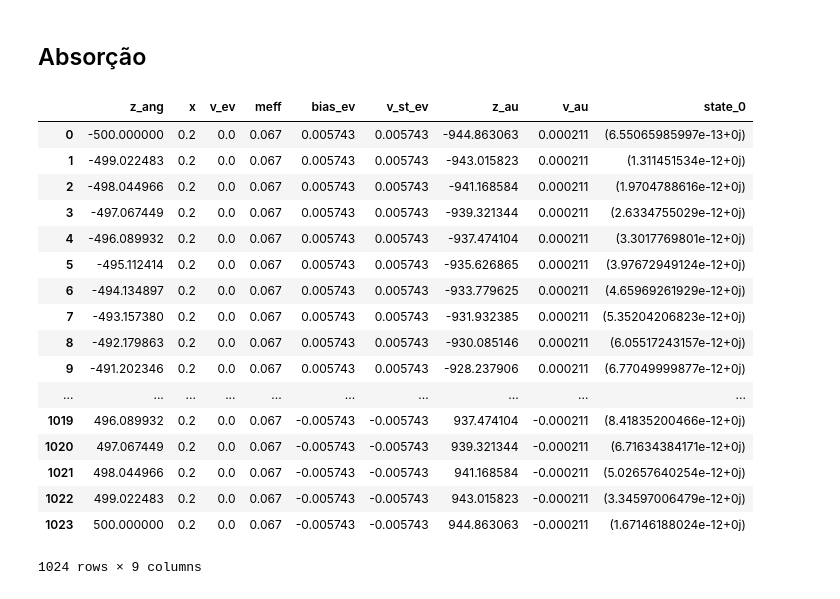
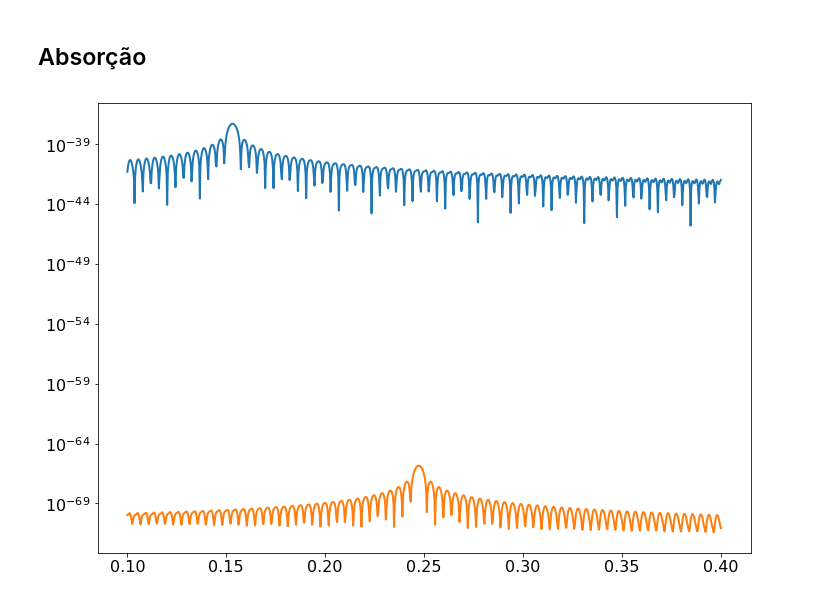
Before and after one commit to thiagolcmelo/msc, a Jupyter notebook: poco-quantico-com-barreiras.ipynb, the cells around one changed output. Saved outputs shown, nothing was run; the diff lists cells and outputs as text; code cells hidden in the pictures.

Commit message:
absorption

```diff
--- a/poco-quantico-com-barreiras.ipynb
+++ b/poco-quantico-com-barreiras.ipynb
@@ -585,3 +610,9 @@ plt.show()
 [figure]
 # %% [markdown]
 ## Absorção
+# %%
+fosc = 5.0 # KV/cm
+fosc_j_m = fosc * 1e2 * 1e3 * q  # KV/cm -> J/m
+fosc_au = fosc_j_m / au_ef
+z_au = device.z_au
+Hpo = z_au * fosc_au
@@ -588 +640,29 @@ plt.show()
+# %%
+energies = np.linspace(0.1, 0.4, 1000) # ev
+energies_au = energies / au2ev
+omegas_au = energies_au / hbar_au
+
+t0 = 1e-12
+t0_au = t0 / au_t
+pcte10 = t0_au**2 * p1_Hpo_p0_au_2
+pcte20 = t0_au**2 * p2_Hpo_p0_au_2
+
+def absorption10(w_au):
+    a1 = (np.sin((w10_au-w_au)*t0_au/2))/((w10_au-w_au)*t0_au/2)
+    a2 = (np.sin((w10_au+w_au)*t0_au/2))/((w10_au+w_au)*t0_au/2)
+    a3 = 2.0*np.cos(w_au*t0_au) * a1 * a2
+    return (pcte10 * (a1**2+a2**2+a3)).real
+
+def absorption20(w_au):
+    a1 = (np.sin((w20_au-w_au)*t0_au/2))/((w20_au-w_au)*t0_au/2)
+    a2 = (np.sin((w20_au+w_au)*t0_au/2))/((w20_au+w_au)*t0_au/2)
+    a3 = 2.0*np.cos(w_au*t0_au) * a1 * a2
+    return (pcte20 * (a1**2+a2**2+a3)).real
+
+
+plt.semilogy(omegas_au*au2ev, np.vectorize(absorption10)(omegas_au).real)
+plt.semilogy(omegas_au*au2ev, np.vectorize(absorption20)(omegas_au).real)
+plt.show()
+# %% [output]
+[figure, added]
 # %%
@@ -654,21 +711,0 @@ def absorcao(energy, T=1e-12):
-# %%
-device
-# %% [output]
-|  | z_ang | x | v_ev | meff | bias_ev | v_st_ev | z_au | v_au | state_0 |
-| 0 | -500.000000 | 0.2 | 0.0 | 0.067 | 0.005743 | 0.005743 | -944.863063 | 0.000211 | (6.55065985997e-13+0j) |
-| 1 | -499.022483 | 0.2 | 0.0 | 0.067 | 0.005743 | 0.005743 | -943.015823 | 0.000211 | (1.311451534e-12+0j) |
-| 2 | -498.044966 | 0.2 | 0.0 | 0.067 | 0.005743 | 0.005743 | -941.168584 | 0.000211 | (1.9704788616e-12+0j) |
-| 3 | -497.067449 | 0.2 | 0.0 | 0.067 | 0.005743 | 0.005743 | -939.321344 | 0.000211 | (2.6334755029e-12+0j) |
-| 4 | -496.089932 | 0.2 | 0.0 | 0.067 | 0.005743 | 0.005743 | -937.474104 | 0.000211 | (3.3017769801e-12+0j) |
-| 5 | -495.112414 | 0.2 | 0.0 | 0.067 | 0.005743 | 0.005743 | -935.626865 | 0.000211 | (3.97672949124e-12+0j) |
-| 6 | -494.134897 | 0.2 | 0.0 | 0.067 | 0.005743 | 0.005743 | -933.779625 | 0.000211 | (4.65969261929e-12+0j) |
-| 7 | -493.157380 | 0.2 | 0.0 | 0.067 | 0.005743 | 0.005743 | -931.932385 | 0.000211 | (5.35204206823e-12+0j) |
-| 8 | -492.179863 | 0.2 | 0.0 | 0.067 | 0.005743 | 0.005743 | -930.085146 | 0.000211 | (6.05517243157e-12+0j) |
-| 9 | -491.202346 | 0.2 | 0.0 | 0.067 | 0.005743 | 0.005743 | -928.237906 | 0.000211 | (6.77049999877e-12+0j) |
-| ... | ... | ... | ... | ... | ... | ... | ... | ... | ... |
-| 1019 | 496.089932 | 0.2 | 0.0 | 0.067 | -0.005743 | -0.005743 | 937.474104 | -0.000211 | (8.41835200466e-12+0j) |
-| 1020 | 497.067449 | 0.2 | 0.0 | 0.067 | -0.005743 | -0.005743 | 939.321344 | -0.000211 | (6.71634384171e-12+0j) |
-| 1021 | 498.044966 | 0.2 | 0.0 | 0.067 | -0.005743 | -0.005743 | 941.168584 | -0.000211 | (5.02657640254e-12+0j) |
-| 1022 | 499.022483 | 0.2 | 0.0 | 0.067 | -0.005743 | -0.005743 | 943.015823 | -0.000211 | (3.34597006479e-12+0j) |
-| 1023 | 500.000000 | 0.2 | 0.0 | 0.067 | -0.005743 | -0.005743 | 944.863063 | -0.000211 | (1.67146188024e-12+0j) |
-1024 rows × 9 columns
```
Also changed, not shown: parts of 7 cells of this notebook, 6 other files.
